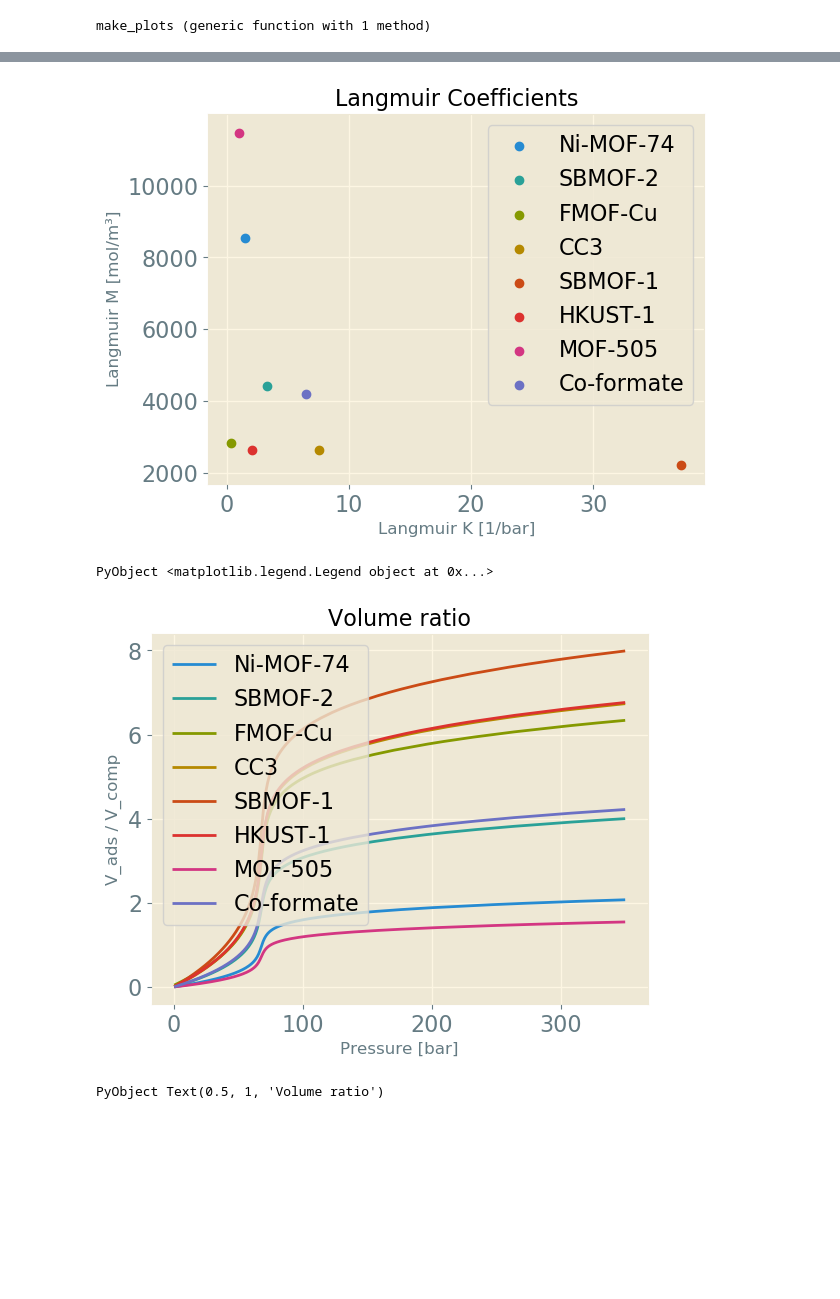
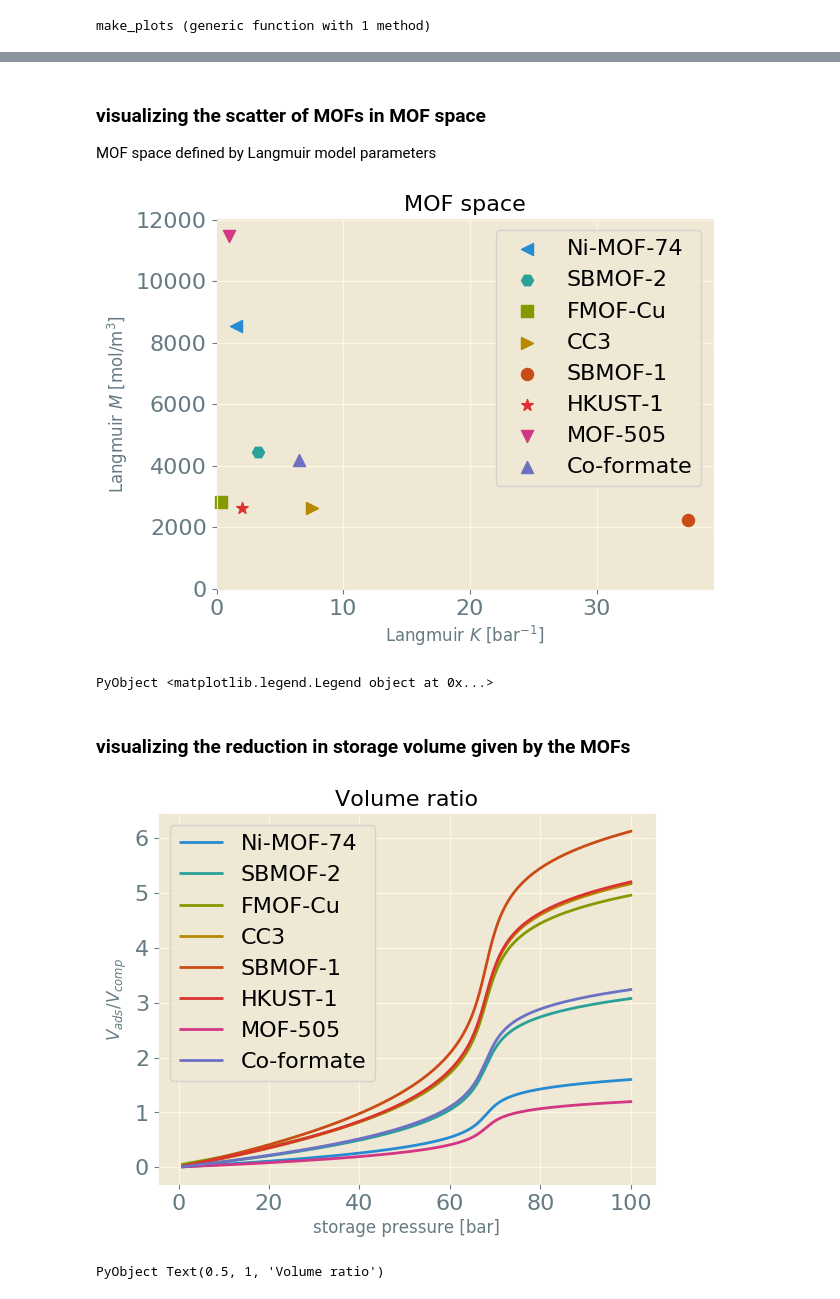
Before and after one commit to SimonEnsemble/PropellantStorage, a Jupyter notebook: Xe_Propellant_Storage.ipynb, the cells around one changed output, grey strips where cells are left out. Saved outputs shown, nothing was run; the diff lists cells and outputs as text; code cells hidden in the pictures; blank space fills up the shorter version.

```diff
--- a/Xe_Propellant_Storage.ipynb
+++ b/Xe_Propellant_Storage.ipynb
@@ -271,0 +276,3 @@ crystal_names = ["SBMOF-1", "CC3", "Ni-MOF-74", "HKUST-1", "SBMOF-2", "Co-format
+# %%
+mof_to_marker = Dict("SBMOF-1" => "o", "CC3" => ">", "Ni-MOF-74" => "<", "HKUST-1" => "*", "SBMOF-2" => "H",
+    "Co-formate" => "^", "FMOF-Cu" => "s", "MOF-505" => "v")
@@ -636,27 +653,37 @@ PyObject Text(25.000000000000014, 0.5, 'Mass of MOF needed [kg]')
+# %% [markdown]
+### visualizing the scatter of MOFs in MOF space
+MOF space defined by Langmuir model parameters
 # %%
 figure()
-title("Langmuir Coefficients")
-for name in keys(axe_results)
-    scatter(axe_results[name]["Langmuir K"], axe_results[name]["Langmuir M"], label=name)
-    xlabel("Langmuir K [1/bar]")
-    ylabel("Langmuir M [mol/m³]")
+title("MOF space")
+for mof_name in keys(axe_results)
+    scatter(axe_results[mof_name]["Langmuir K"], axe_results[mof_name]["Langmuir M"],
+        label=mof_name, marker=mof_to_marker[mof_name], s=75, clip_on=false)
 end
+xlabel(L"Langmuir $K$ [bar$^{-1}$]")
+ylabel(L"Langmuir $M$ [mol/m$^3$]")
+ylim(ymin=0.0)
+xlim(xmin=0.0)
 legend()
 
 # need to set colormap to indicate which have better tankage fractions
 # %% [output]
-[figure, old version]
+[figure, new version]
 PyObject <matplotlib.legend.Legend object at 0x...>
+# %% [markdown]
+### visualizing the reduction in storage volume given by the MOFs
 # %%
-# DO WE WANT THE RATIO OF THE VOLUMES OR THE DIFERENCE?
-figure(size(15,15))
-for name in keys(axe_results)
-    plot(pressures, axe_results[name]["Inner volume of tank (m³)"] ./ volume_cxe_tank, label=name)
+id_plot_pmax = findfirst(pressures .> 100.0)
+figure()
+for mof_name in keys(axe_results)
+    plot(pressures[1:id_plot_pmax],
+        axe_results[mof_name]["Inner volume of tank (m³)"][1:id_plot_pmax] ./ volume_cxe_tank[1:id_plot_pmax],
+        label=mof_name)
 end
-xlabel("Pressure [bar]")
-ylabel("V_ads / V_comp")
+xlabel("storage pressure [bar]")
+ylabel(L"$V_{ads} / V_{comp}$")
 legend()
-title("Volume ratio")
+title("volume ratio")
 # %% [output]
-[figure, old version]
+[figure, new version]
 PyObject Text(0.5, 1, 'Volume ratio')
```
Also changed, not shown: parts of 38 cells of this notebook.
